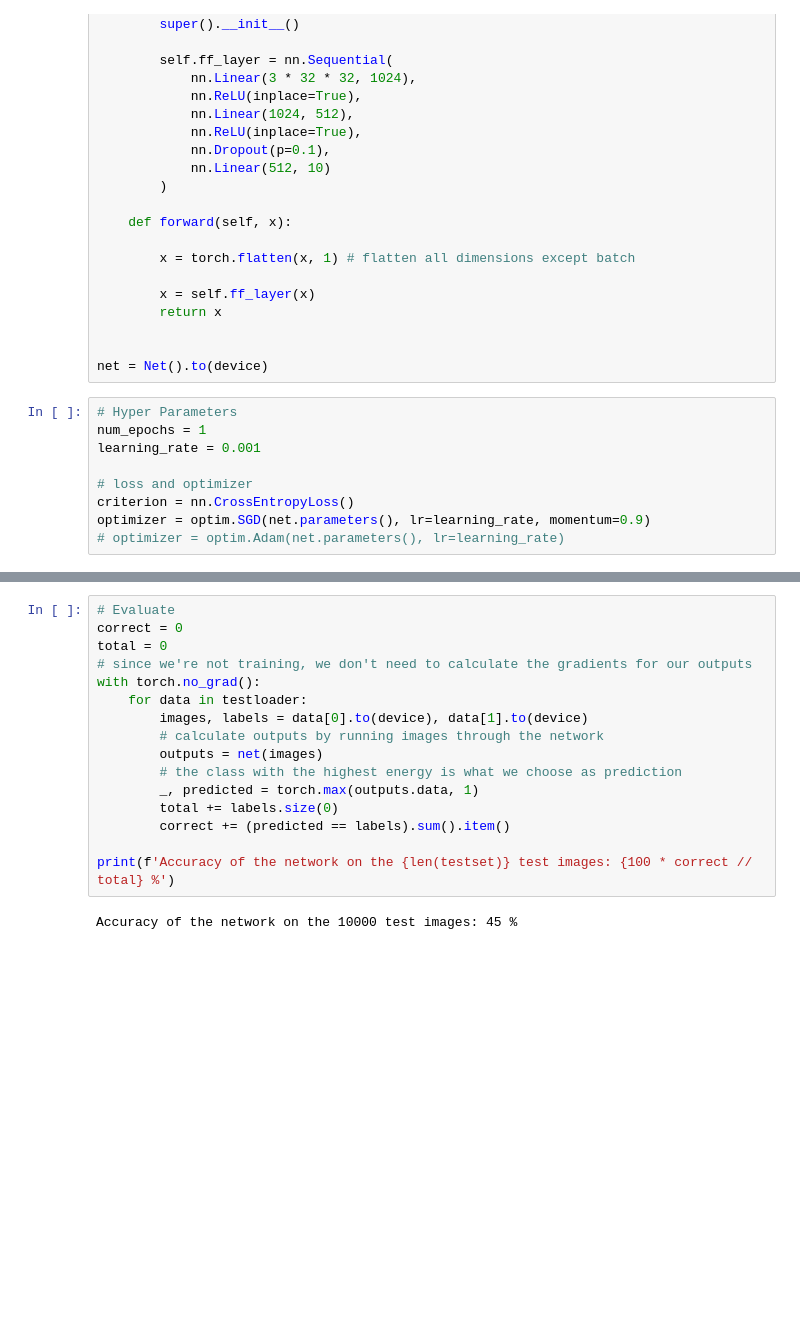
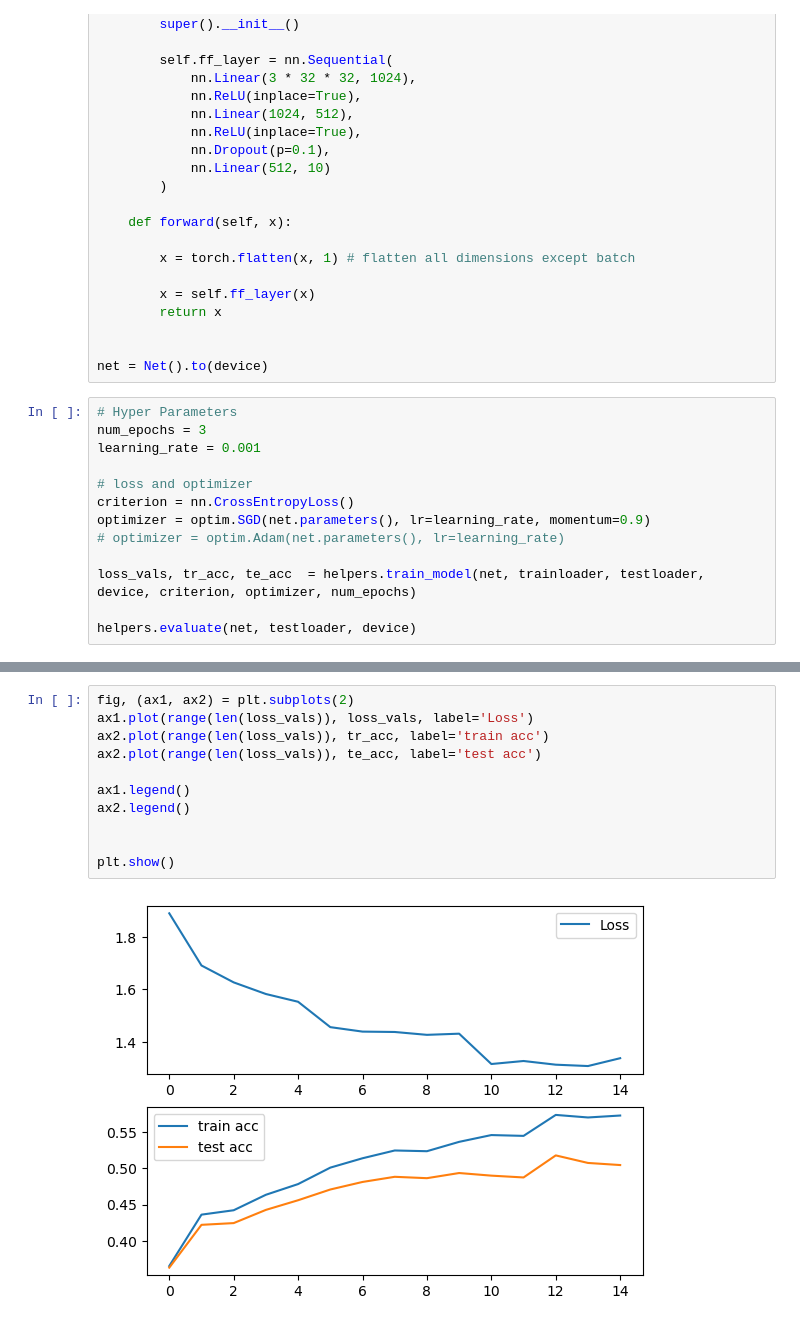
Before and after one commit to joshc321/cs178-project, a Jupyter notebook: feedforward.ipynb, the cells around one changed output, grey strips where cells are left out. Drawn from its saved outputs; the diff is of its cells as text; blank space fills up the shorter version.

Commit message:
created helper functions for training and testing for consitency across models

```diff
--- a/feedforward.ipynb
+++ b/feedforward.ipynb
@@ -71,10 +72,14 @@ class Net(nn.Module):
 net = Net().to(device)
 # %%
 # Hyper Parameters
-num_epochs = 1
+num_epochs = 3
 learning_rate = 0.001
 
 # loss and optimizer
 criterion = nn.CrossEntropyLoss()
 optimizer = optim.SGD(net.parameters(), lr=learning_rate, momentum=0.9)
 # optimizer = optim.Adam(net.parameters(), lr=learning_rate)
+
+loss_vals, tr_acc, te_acc  = helpers.train_model(net, trainloader, testloader, device, criterion, optimizer, num_epochs)
+
+helpers.evaluate(net, testloader, device)
@@ -115,18 +105,13 @@ Finished Training
-# %%
-# Evaluate
-correct = 0
-total = 0
-# since we're not training, we don't need to calculate the gradients for our outputs
-with torch.no_grad():
-    for data in testloader:
-        images, labels = data[0].to(device), data[1].to(device)
-        # calculate outputs by running images through the network
-        outputs = net(images)
-        # the class with the highest energy is what we choose as prediction
-        _, predicted = torch.max(outputs.data, 1)
-        total += labels.size(0)
-        correct += (predicted == labels).sum().item()
-
-print(f'Accuracy of the network on the {len(testset)} test images: {100 * correct // total} %')
-# %% [output]
-Accuracy of the network on the 10000 test images: 45 %
+# %%
+fig, (ax1, ax2) = plt.subplots(2)
+ax1.plot(range(len(loss_vals)), loss_vals, label='Loss')
+ax2.plot(range(len(loss_vals)), tr_acc, label='train acc')
+ax2.plot(range(len(loss_vals)), te_acc, label='test acc')
+
+ax1.legend()
+ax2.legend()
+
+
+plt.show()
+# %% [output]
+[figure, added]
```
Also changed, not shown: parts of 3 cells of this notebook, 2 other files.
